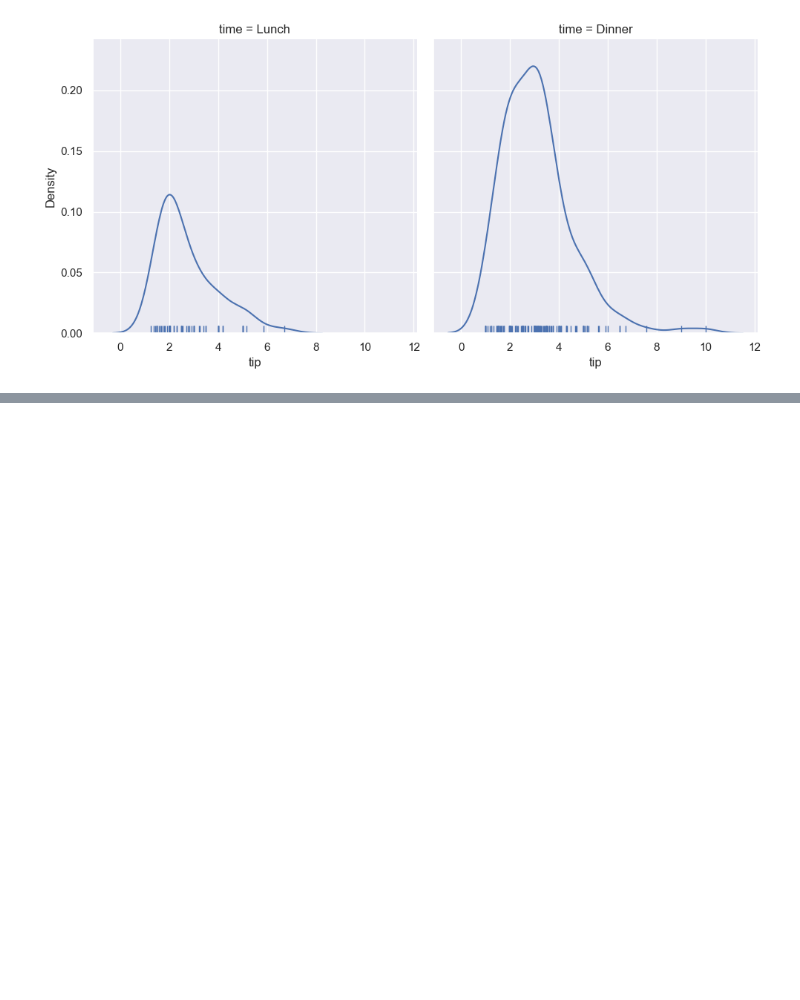
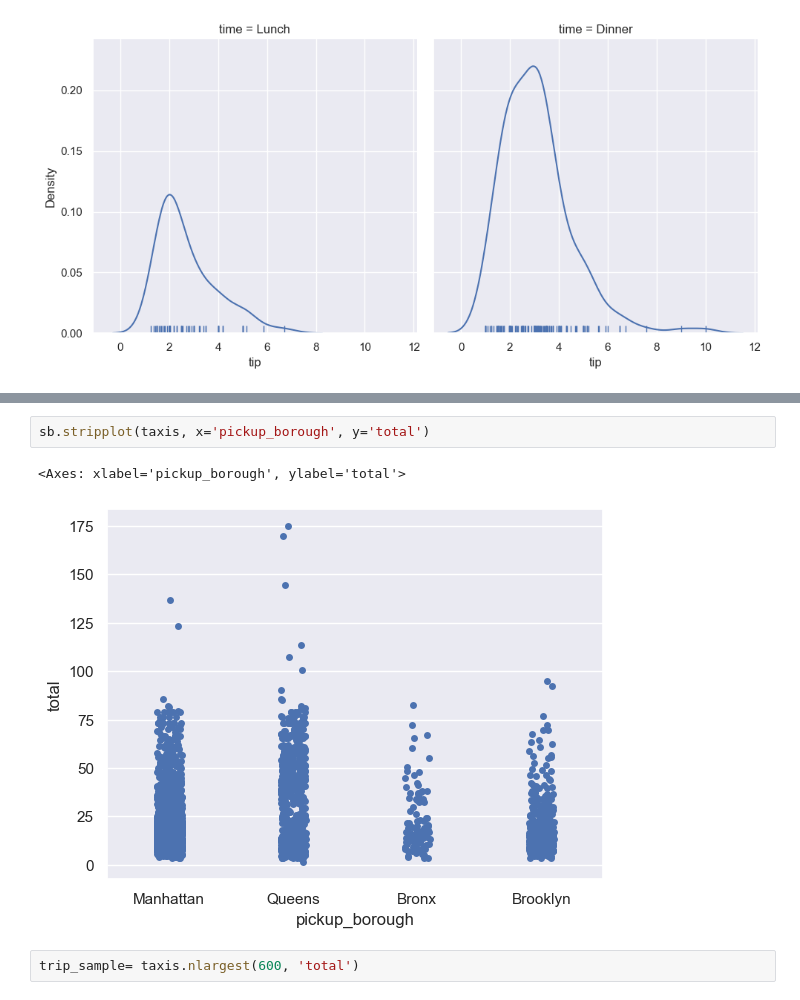
Before and after one commit to trudova/python-projects, a Jupyter notebook: pandas/seaborn.ipynb, the cells around one changed output, grey strips where cells are left out. Drawn from its saved outputs; the diff is of its cells as text; blank space fills up the shorter version.

```diff
--- a/pandas/seaborn.ipynb
+++ b/pandas/seaborn.ipynb
@@ -294,0 +328,7 @@ sb.displot(tips, kind='kde', x='tip', col='time',rug=True)
+# %%
+sb.stripplot(taxis, x='pickup_borough', y='total')
+# %% [output]
+<Axes: xlabel='pickup_borough', ylabel='total'>
+[figure, added]
+# %%
+trip_sample= taxis.nlargest(600, 'total')
```
Also changed, not shown: parts of 27 cells of this notebook.
